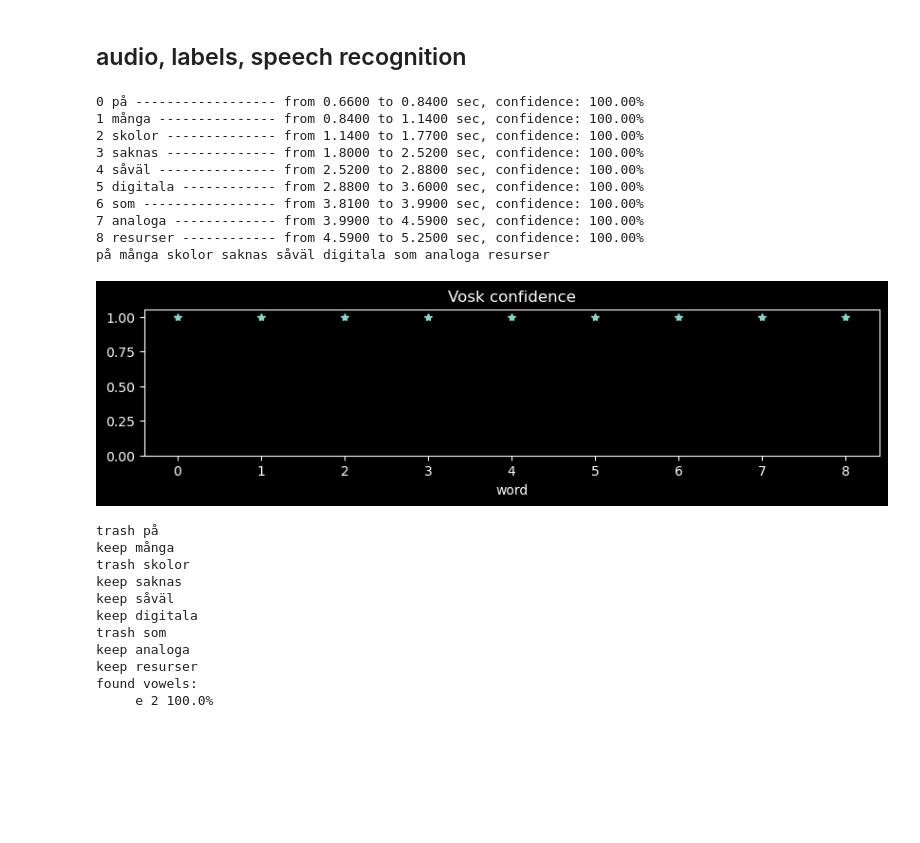
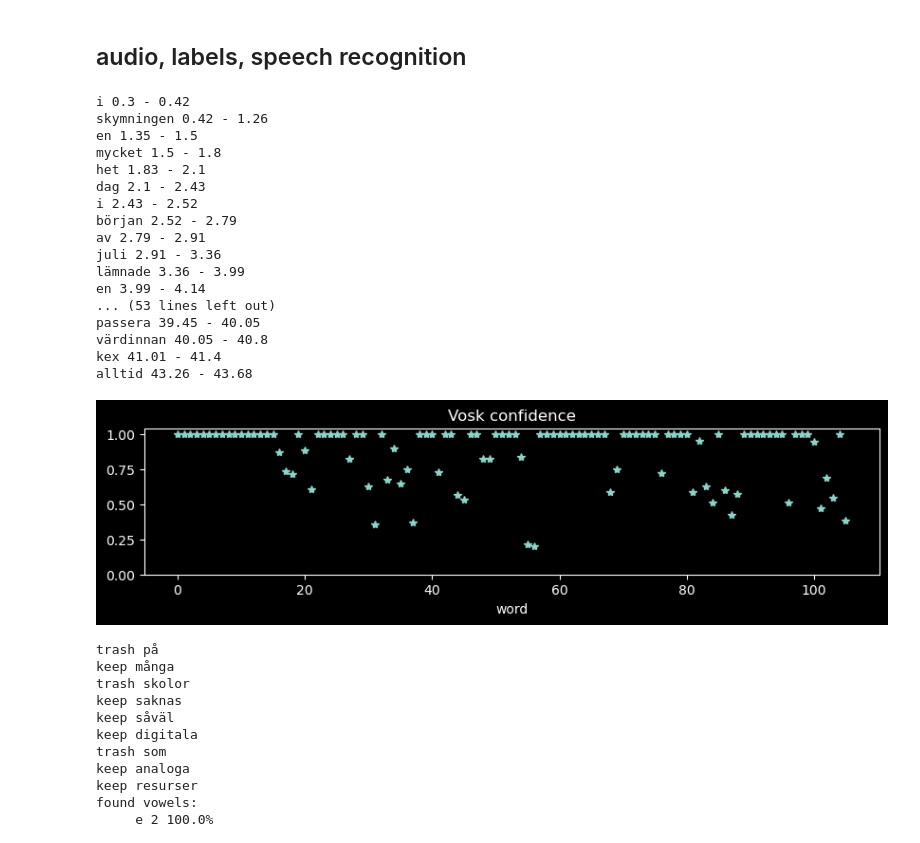
Before and after one commit to TobiasBjork/VowelProject, a Jupyter notebook: evaluation_labels.ipynb, the cells around one changed output. Drawn from its saved outputs; the diff is of its cells as text; code cells hidden in the pictures; blank space fills up the shorter version.

```diff
--- a/evaluation_labels.ipynb
+++ b/evaluation_labels.ipynb
@@ -21,49 +21,58 @@ plt.close("all")
 # %% [markdown]
 ## audio, labels, speech recognition
 # %%
-#labels_path = (
-#    "example_speech_Andreas/180923214834-Y20UOTIE-text-000_vowels_timestamp_praat"
-#)
-labels_path = "wav_examples/digitala_vowels_manual_timestamps.csv"
+labels_path = (
+    "example_speech_Andreas/180923214834-Y20UOTIE-text-000_vowels_timestamp_praat"
+)
+#labels_path = "wav_examples/digitala_vowels_manual_timestamps.csv"
 
 labels_df = pd.read_csv(labels_path)
-#audio_path = "audio_preproc/180923214834-Y20UOTIE-text-000_pp.wav"
-audio_path = "wav_examples/digitala_resurser_sv.wav"
+audio_path = "audio_preproc/180923214834-Y20UOTIE-text-000_pp.wav"
+#audio_path = "wav_examples/digitala_resurser_sv.wav"
 
 Fs, audio = wavfile.read(audio_path)
 model_path = "models/vosk-model-small-sv-rhasspy-0.15/"
 
 if "model" not in locals():
     model = Model(model_path)
 
-words = tools.rec_vosk(audio_path, model, print_summary=True)
+words = tools.rec_vosk(audio_path, model, print_summary=False)
 
 text = " ".join([w["word"] for w in words])
 
 # get all vowels
 for w in words:
     w["vowels"] = tools.checkVowels(w["word"], tools.VOWELS_SV)
+    if w["conf"] == 1:
+        print(w["word"],w["start"],"-",w["end"])
 
 
-print(text)
+#print(text)
 plt.figure(figsize=(10, 2))
 plt.plot([w["conf"] for w in words], "*")
 plt.title("Vosk confidence")
 plt.xlabel("word")
 plt.ylim(bottom=0)
 plt.show()
 # %% [output]
-0 på ------------------ from 0.6600 to 0.8400 sec, confidence: 100.00%
-1 många --------------- from 0.8400 to 1.1400 sec, confidence: 100.00%
-2 skolor -------------- from 1.1400 to 1.7700 sec, confidence: 100.00%
-3 saknas -------------- from 1.8000 to 2.5200 sec, confidence: 100.00%
-4 såväl --------------- from 2.5200 to 2.8800 sec, confidence: 100.00%
-5 digitala ------------ from 2.8800 to 3.6000 sec, confidence: 100.00%
-6 som ----------------- from 3.8100 to 3.9900 sec, confidence: 100.00%
-7 analoga ------------- from 3.9900 to 4.5900 sec, confidence: 100.00%
-8 resurser ------------ from 4.5900 to 5.2500 sec, confidence: 100.00%
-på många skolor saknas såväl digitala som analoga resurser
+i 0.3 - 0.42
+skymningen 0.42 - 1.26
+en 1.35 - 1.5
+mycket 1.5 - 1.8
+het 1.83 - 2.1
+dag 2.1 - 2.43
+i 2.43 - 2.52
+början 2.52 - 2.79
+av 2.79 - 2.91
+juli 2.91 - 3.36
+lämnade 3.36 - 3.99
+en 3.99 - 4.14
+... (53 lines left out)
+passera 39.45 - 40.05
+värdinnan 40.05 - 40.8
+kex 41.01 - 41.4
+alltid 43.26 - 43.68
-[figure, old version]
+[figure, new version]
 # %%
 reload(tools)
 add_context = False
```
Also changed, not shown: parts of 1 cell of this notebook, 2 other files.
